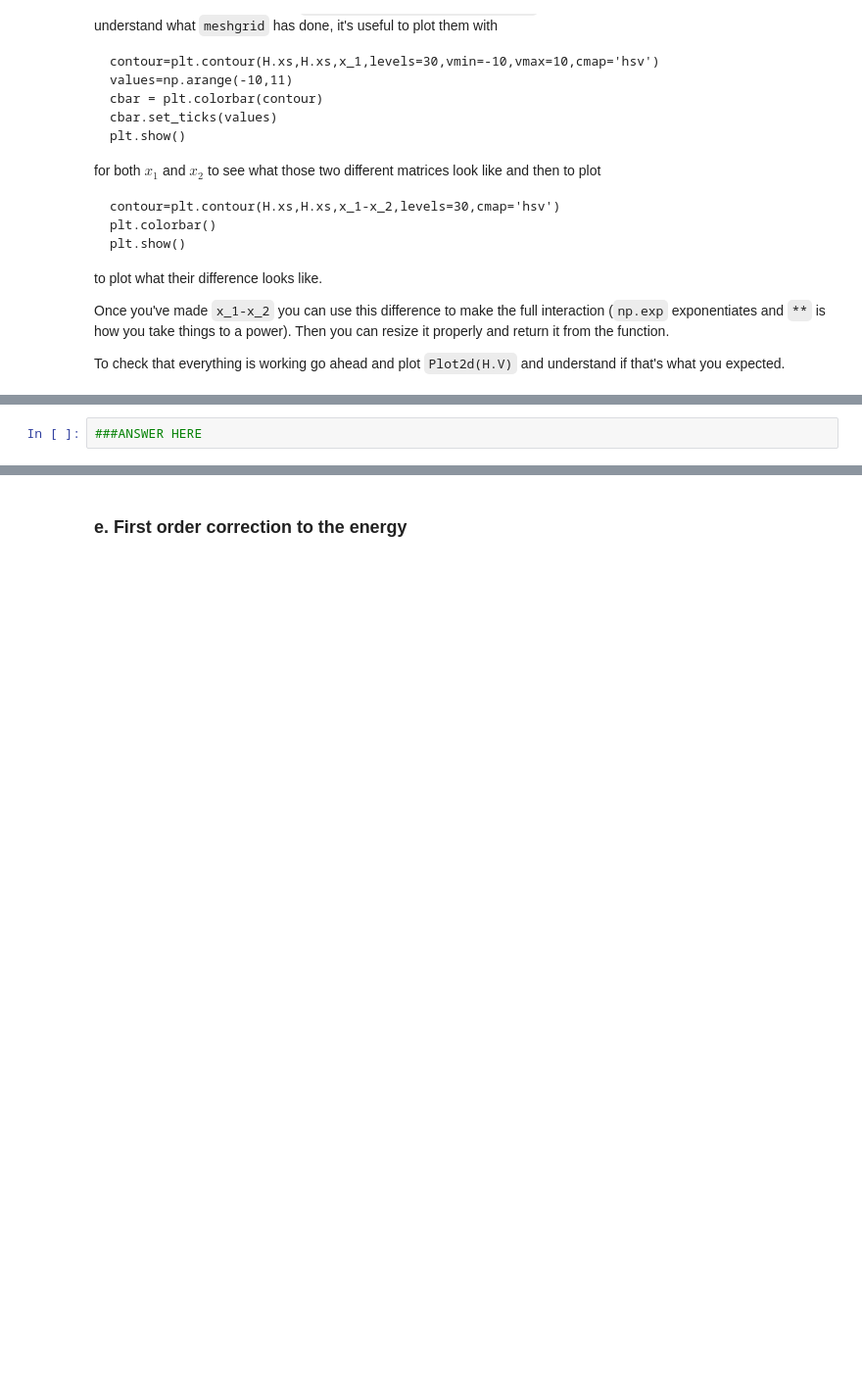
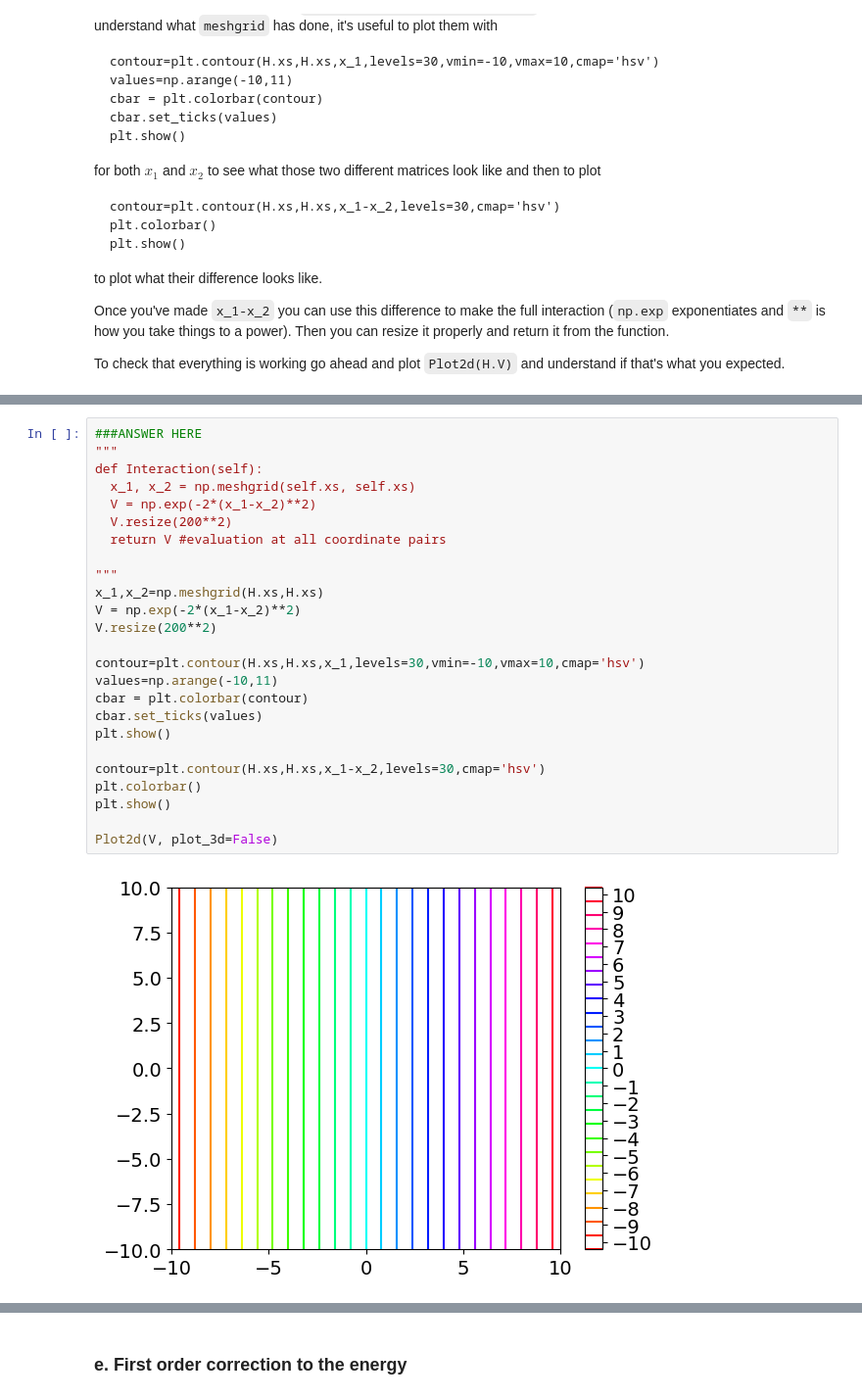
Before and after one commit to mvela31/PHYS487hws, a Jupyter notebook: quantum_mechanics/PerturbationTheory.ipynb, the cells around one changed output, grey strips where cells are left out. Shown at 98% size. Cells and saved outputs as stored; diff of their text form; blank space fills up the shorter version.

```diff
--- a/quantum_mechanics/PerturbationTheory.ipynb
+++ b/quantum_mechanics/PerturbationTheory.ipynb
@@ -333,5 +393,30 @@ Once you've made `x_1-x_2` you can use this difference to make the full interact
 To check that everything is working go ahead and plot `Plot2d(H.V)` and understand if that's what you expected.
 # %% [markdown]
 <div><img src="https://clark.physics.illinois.edu/246img/AnsStart.svg" width=200 align=left alt="Answer (start)"></img><br></div>
-# %%
-###ANSWER HERE
+# %%
+###ANSWER HERE
+"""
+def Interaction(self):
+  x_1, x_2 = np.meshgrid(self.xs, self.xs)
+  V = np.exp(-2*(x_1-x_2)**2)
+  V.resize(200**2)
+  return V #evaluation at all coordinate pairs
+
+"""
+x_1,x_2=np.meshgrid(H.xs,H.xs)
+V = np.exp(-2*(x_1-x_2)**2)
+V.resize(200**2)
+
+contour=plt.contour(H.xs,H.xs,x_1,levels=30,vmin=-10,vmax=10,cmap='hsv')
+values=np.arange(-10,11)
+cbar = plt.colorbar(contour)
+cbar.set_ticks(values)
+plt.show()
+
+contour=plt.contour(H.xs,H.xs,x_1-x_2,levels=30,cmap='hsv')
+plt.colorbar()
+plt.show()
+
+Plot2d(V, plot_3d=False)
+# %% [output]
+[figure, added]
```
Also changed, not shown: parts of 19 cells of this notebook.
